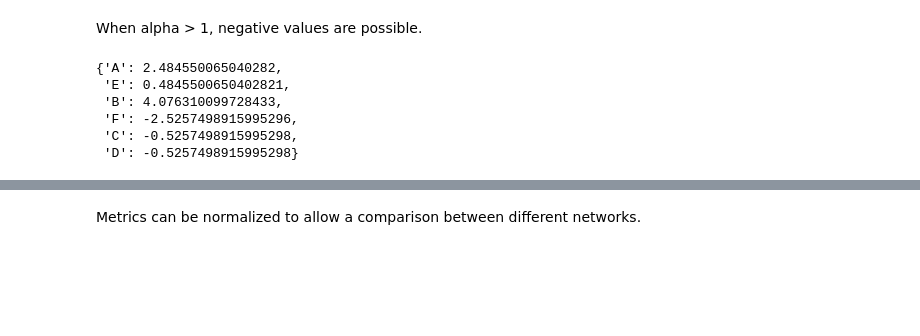
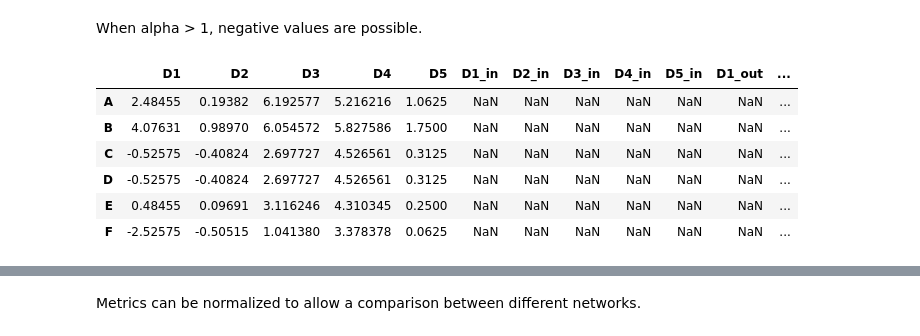
Before and after one commit to iandreafc/distinctiveness, a Jupyter notebook: DistinctivenessCentralityDemo.ipynb, the cells around one changed output, grey strips where cells are left out. Cells and saved outputs as stored; diff of their text form; code cells hidden in the pictures; blank space fills up the shorter version.

```diff
--- a/DistinctivenessCentralityDemo.ipynb
+++ b/DistinctivenessCentralityDemo.ipynb
@@ -55,14 +55,13 @@ When alpha > 1, negative values are possible.
 # %%
 #Compute distinctiveness with alpha > 1
 DC = dc_all(G, normalize = False, alpha = 2)
-
-#Select one metric
-D1 = DC["D1"]
-D1
+DC = pd.DataFrame(DC).sort_index()
+DC
 # %% [output]
-{'A': 2.484550065040282,
- 'E': 0.4845500650402821,
- 'B': 4.076310099728433,
- 'F': -2.5257498915995296,
- 'C': -0.5257498915995298,
- 'D': -0.5257498915995298}
+|  | D1 | D2 | D3 | D4 | D5 | D1_in | D2_in | D3_in | D4_in | D5_in | D1_out | ... |
+| A | 2.48455 | 0.19382 | 6.192577 | 5.216216 | 1.0625 | NaN | NaN | NaN | NaN | NaN | NaN | ... |
+| B | 4.07631 | 0.98970 | 6.054572 | 5.827586 | 1.7500 | NaN | NaN | NaN | NaN | NaN | NaN | ... |
+| C | -0.52575 | -0.40824 | 2.697727 | 4.526561 | 0.3125 | NaN | NaN | NaN | NaN | NaN | NaN | ... |
+| D | -0.52575 | -0.40824 | 2.697727 | 4.526561 | 0.3125 | NaN | NaN | NaN | NaN | NaN | NaN | ... |
+| E | 0.48455 | 0.09691 | 3.116246 | 4.310345 | 0.2500 | NaN | NaN | NaN | NaN | NaN | NaN | ... |
+| F | -2.52575 | -0.50515 | 1.041380 | 3.378378 | 0.0625 | NaN | NaN | NaN | NaN | NaN | NaN | ... |
```
Also changed, not shown: parts of 3 cells of this notebook, 44 other files.
